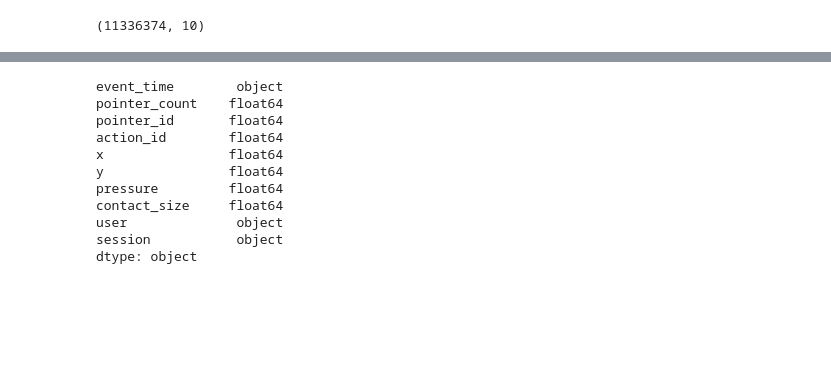
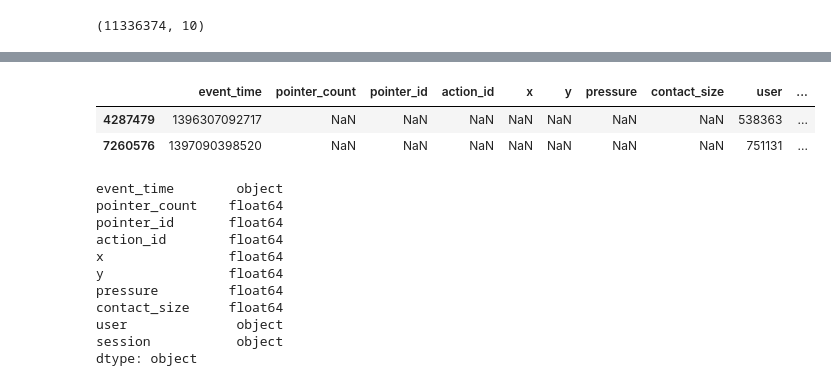
Before and after one commit to amitHarwani/behavioural_biometric, a Jupyter notebook: init_analysis.ipynb, the cells around one changed output, grey strips where cells are left out. Drawn from its saved outputs; the diff is of its cells as text; code cells hidden in the pictures; blank space fills up the shorter version.

Commit message:
Remove pressure value from touch

```diff
--- a/init_analysis.ipynb
+++ b/init_analysis.ipynb
@@ -471,6 +471,12 @@ touch_all.describe()
 | 50% | 1.000000e+00 | 0.000000e+00 | 2.000000e+00 | 6.514212e+02 | 9.963395e+02 | 1.0 | 2.352941e-02 |
 | 75% | 2.000000e+00 | 0.000000e+00 | 2.000000e+00 | 7.911345e+02 | 1.223852e+03 | 1.0 | 2.745098e-02 |
 | max | 4.000000e+00 | 3.000000e+00 | 6.000000e+00 | 1.903500e+03 | 1.924500e+03 | 1.0 | 1.000000e+00 |
+# %%
+touch_all[touch_all["pressure"] != 1]
+# %% [output]
+|  | event_time | pointer_count | pointer_id | action_id | x | y | pressure | contact_size | user | ... |
+| 4287479 | 1396307092717 | NaN | NaN | NaN | NaN | NaN | NaN | NaN | 538363 | ... |
+| 7260576 | 1397090398520 | NaN | NaN | NaN | NaN | NaN | NaN | NaN | 751131 | ... |
 # %%
 touch_all.dtypes
 # %% [output]
```
Also changed, not shown: parts of 1 cell of this notebook, 1 other file.
